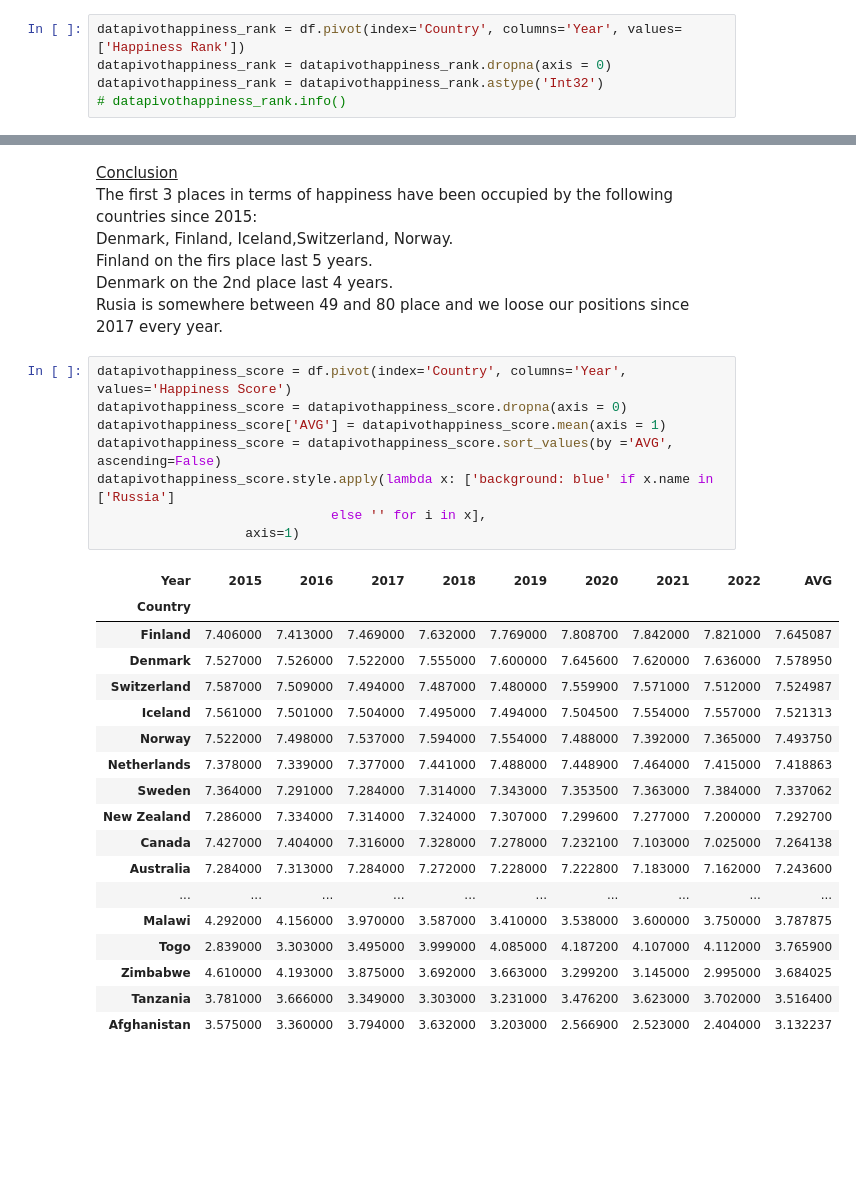
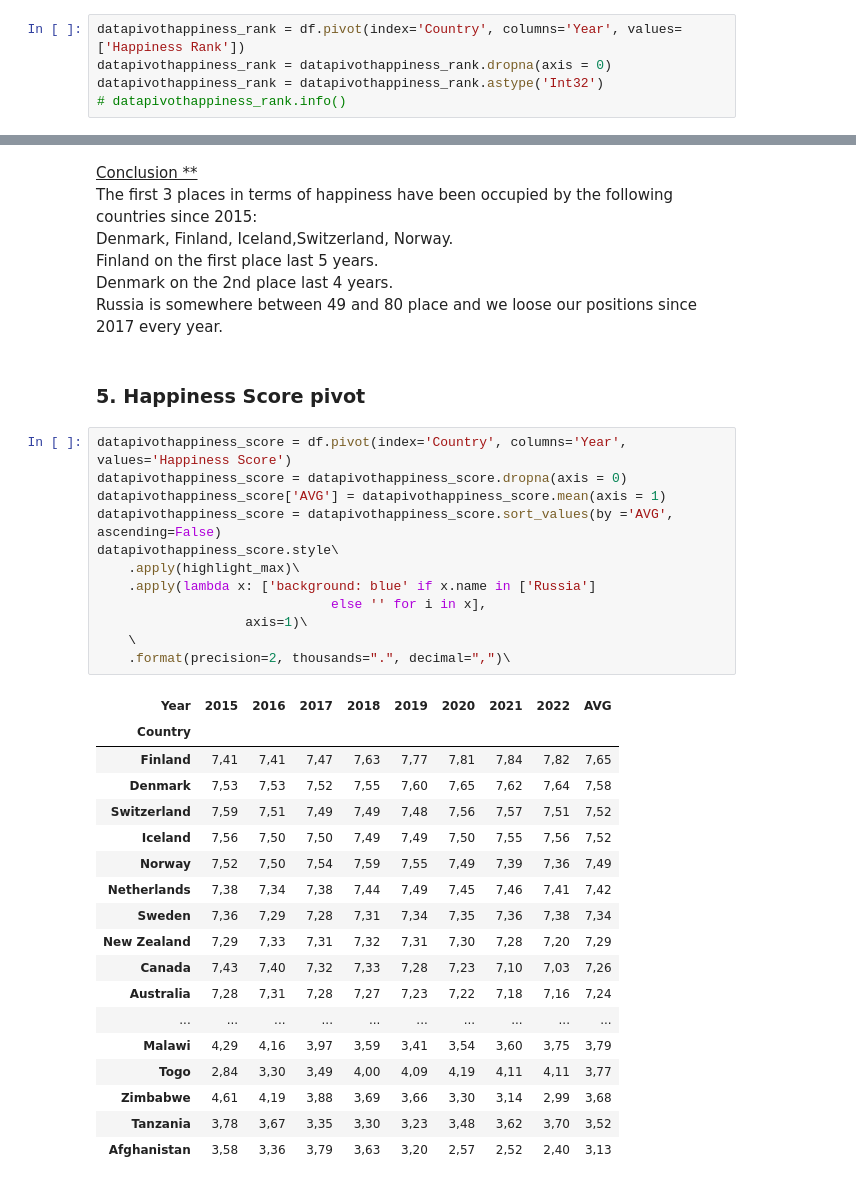
Before and after one commit to NadezhdaGruzdeva/GB-graduate-work-World-Happiness-Report-up-to-2022, a Jupyter notebook: World Happiness Report up to 2022.ipynb, the cells around one changed output, grey strips where cells are left out. Cells and saved outputs as stored; diff of their text form; blank space fills up the shorter version.

```diff
--- a/World Happiness Report up to 2022.ipynb
+++ b/World Happiness Report up to 2022.ipynb
@@ -430,34 +444,40 @@ datapivothappiness_rank.style\
 # %% [markdown]
-<ins> Conclusion</ins>
+<ins>  Conclusion ** </ins>
 The first 3 places in terms of happiness have been occupied by the following countries since 2015:
 Denmark, Finland, Iceland,Switzerland, Norway.
-Finland on the firs place last 5 years.
+Finland on the first place last 5 years.
 Denmark on the 2nd place last 4 years.
-Rusia is somewhere between 49 and 80 place and we loose our positions since 2017 every year.
+Russia is somewhere between 49 and 80 place and we loose our positions since 2017 every year.
+# %% [markdown]
+### 5. Happiness Score pivot
 # %%
 datapivothappiness_score = df.pivot(index='Country', columns='Year', values='Happiness Score')
 datapivothappiness_score = datapivothappiness_score.dropna(axis = 0)
 datapivothappiness_score['AVG'] = datapivothappiness_score.mean(axis = 1)
 datapivothappiness_score = datapivothappiness_score.sort_values(by ='AVG', ascending=False)
-datapivothappiness_score.style.apply(lambda x: ['background: blue' if x.name in ['Russia']
+datapivothappiness_score.style\
+    .apply(highlight_max)\
+    .apply(lambda x: ['background: blue' if x.name in ['Russia']
                               else '' for i in x],
-                   axis=1)
+                   axis=1)\
+    \
+    .format(precision=2, thousands=".", decimal=",")\
 # %% [output]
 | Year | 2015 | 2016 | 2017 | 2018 | 2019 | 2020 | 2021 | 2022 | AVG |
 | Country |  |  |  |  |  |  |  |  |  |
-| Finland | 7.406000 | 7.413000 | 7.469000 | 7.632000 | 7.769000 | 7.808700 | 7.842000 | 7.821000 | 7.645087 |
-| Denmark | 7.527000 | 7.526000 | 7.522000 | 7.555000 | 7.600000 | 7.645600 | 7.620000 | 7.636000 | 7.578950 |
-| Switzerland | 7.587000 | 7.509000 | 7.494000 | 7.487000 | 7.480000 | 7.559900 | 7.571000 | 7.512000 | 7.524987 |
-| Iceland | 7.561000 | 7.501000 | 7.504000 | 7.495000 | 7.494000 | 7.504500 | 7.554000 | 7.557000 | 7.521313 |
-| Norway | 7.522000 | 7.498000 | 7.537000 | 7.594000 | 7.554000 | 7.488000 | 7.392000 | 7.365000 | 7.493750 |
-| Netherlands | 7.378000 | 7.339000 | 7.377000 | 7.441000 | 7.488000 | 7.448900 | 7.464000 | 7.415000 | 7.418863 |
-| Sweden | 7.364000 | 7.291000 | 7.284000 | 7.314000 | 7.343000 | 7.353500 | 7.363000 | 7.384000 | 7.337062 |
-| New Zealand | 7.286000 | 7.334000 | 7.314000 | 7.324000 | 7.307000 | 7.299600 | 7.277000 | 7.200000 | 7.292700 |
-| Canada | 7.427000 | 7.404000 | 7.316000 | 7.328000 | 7.278000 | 7.232100 | 7.103000 | 7.025000 | 7.264138 |
-| Australia | 7.284000 | 7.313000 | 7.284000 | 7.272000 | 7.228000 | 7.222800 | 7.183000 | 7.162000 | 7.243600 |
+| Finland | 7,41 | 7,41 | 7,47 | 7,63 | 7,77 | 7,81 | 7,84 | 7,82 | 7,65 |
+| Denmark | 7,53 | 7,53 | 7,52 | 7,55 | 7,60 | 7,65 | 7,62 | 7,64 | 7,58 |
+| Switzerland | 7,59 | 7,51 | 7,49 | 7,49 | 7,48 | 7,56 | 7,57 | 7,51 | 7,52 |
+| Iceland | 7,56 | 7,50 | 7,50 | 7,49 | 7,49 | 7,50 | 7,55 | 7,56 | 7,52 |
+| Norway | 7,52 | 7,50 | 7,54 | 7,59 | 7,55 | 7,49 | 7,39 | 7,36 | 7,49 |
+| Netherlands | 7,38 | 7,34 | 7,38 | 7,44 | 7,49 | 7,45 | 7,46 | 7,41 | 7,42 |
+| Sweden | 7,36 | 7,29 | 7,28 | 7,31 | 7,34 | 7,35 | 7,36 | 7,38 | 7,34 |
+| New Zealand | 7,29 | 7,33 | 7,31 | 7,32 | 7,31 | 7,30 | 7,28 | 7,20 | 7,29 |
+| Canada | 7,43 | 7,40 | 7,32 | 7,33 | 7,28 | 7,23 | 7,10 | 7,03 | 7,26 |
+| Australia | 7,28 | 7,31 | 7,28 | 7,27 | 7,23 | 7,22 | 7,18 | 7,16 | 7,24 |
 | ... | ... | ... | ... | ... | ... | ... | ... | ... | ... |
-| Malawi | 4.292000 | 4.156000 | 3.970000 | 3.587000 | 3.410000 | 3.538000 | 3.600000 | 3.750000 | 3.787875 |
-| Togo | 2.839000 | 3.303000 | 3.495000 | 3.999000 | 4.085000 | 4.187200 | 4.107000 | 4.112000 | 3.765900 |
-| Zimbabwe | 4.610000 | 4.193000 | 3.875000 | 3.692000 | 3.663000 | 3.299200 | 3.145000 | 2.995000 | 3.684025 |
-| Tanzania | 3.781000 | 3.666000 | 3.349000 | 3.303000 | 3.231000 | 3.476200 | 3.623000 | 3.702000 | 3.516400 |
-| Afghanistan | 3.575000 | 3.360000 | 3.794000 | 3.632000 | 3.203000 | 2.566900 | 2.523000 | 2.404000 | 3.132237 |
+| Malawi | 4,29 | 4,16 | 3,97 | 3,59 | 3,41 | 3,54 | 3,60 | 3,75 | 3,79 |
+| Togo | 2,84 | 3,30 | 3,49 | 4,00 | 4,09 | 4,19 | 4,11 | 4,11 | 3,77 |
+| Zimbabwe | 4,61 | 4,19 | 3,88 | 3,69 | 3,66 | 3,30 | 3,14 | 2,99 | 3,68 |
+| Tanzania | 3,78 | 3,67 | 3,35 | 3,30 | 3,23 | 3,48 | 3,62 | 3,70 | 3,52 |
+| Afghanistan | 3,58 | 3,36 | 3,79 | 3,63 | 3,20 | 2,57 | 2,52 | 2,40 | 3,13 |
```
Also changed, not shown: parts of 15 cells of this notebook.
